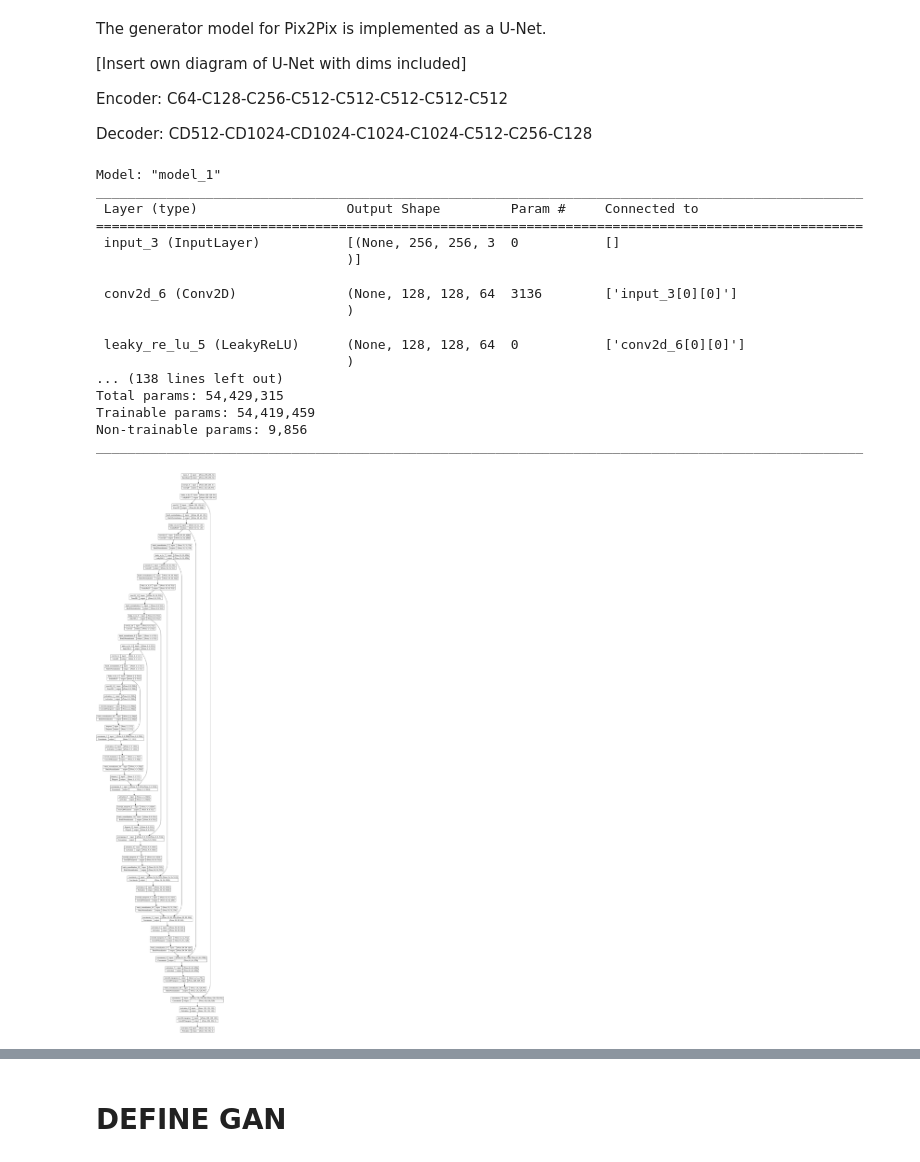
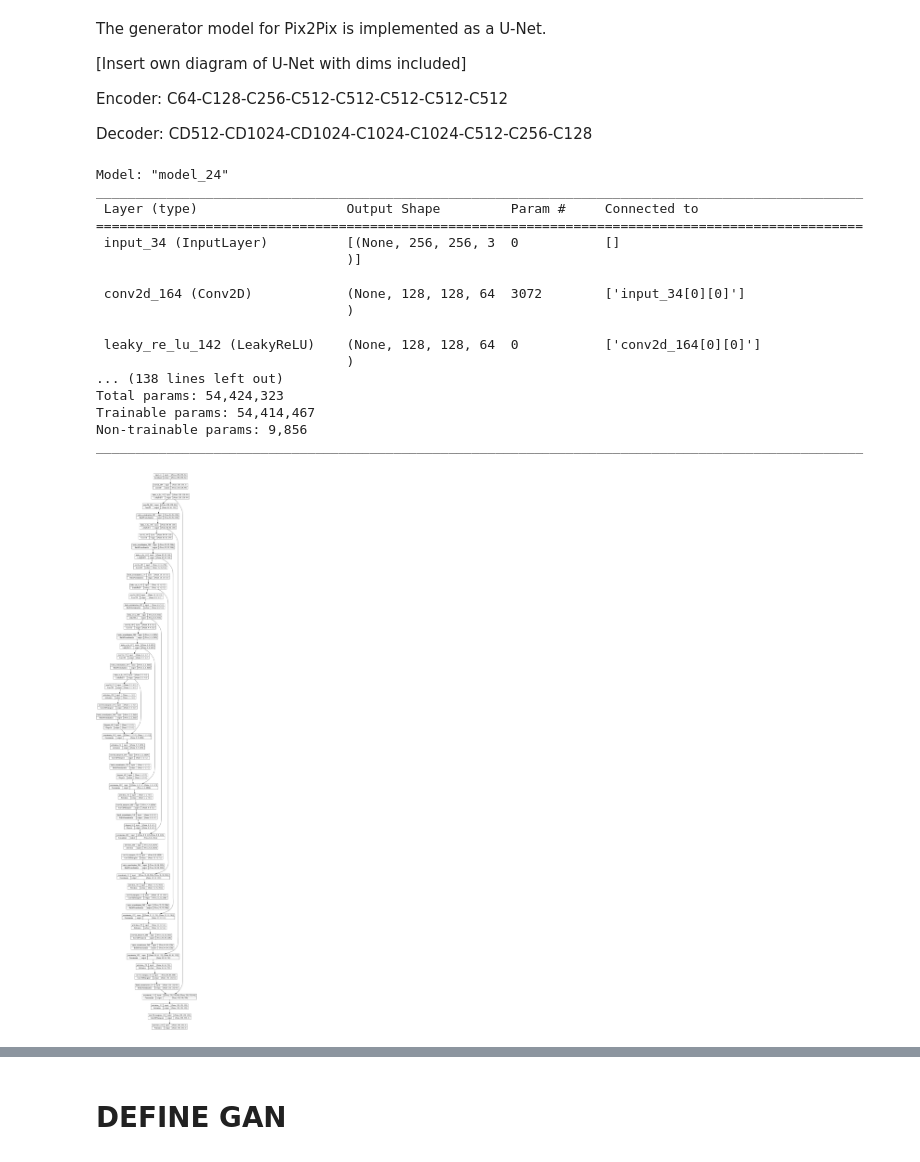
Before and after one commit to Fibonacci1664/Pix2Pix, a Jupyter notebook: MyPix2Pix.ipynb, the cells around one changed output, grey strips where cells are left out. Drawn from its saved outputs; the diff is of its cells as text; code cells hidden in the pictures.

```diff
--- a/MyPix2Pix.ipynb
+++ b/MyPix2Pix.ipynb
@@ -124,14 +235,17 @@ ________________________________________________________________________________
 # %% [markdown]
 # **U-NET GENERATOR MODEL**
+# %%
+OUTPUT_CHANNELS = 3
 # %% [markdown]
 ### **HELPER FUNCTION TO DEFINE AN ENCODER BLOCK**
 # %%
-# define an encoder block
+# define an encoder block, we could add drop out during the downsampling as well, what effect does that have??
 def define_encoder_block(layer_in, n_filters, batchnorm=True):
-	# weight initialization
-	init = RandomNormal(stddev=0.02)
+	# weight initialization / or he_normal?
+	#init = RandomNormal(stddev=0.02)
+	init = tf.random_normal_initializer(0., 0.02)
 	# add downsampling layer
-	g = Conv2D(n_filters, (4,4), strides=(2,2), padding='same', kernel_initializer=init)(layer_in)
+	g = Conv2D(n_filters, (4,4), strides=(2,2), padding='same', kernel_initializer=init, use_bias=False)(layer_in)
 	# conditionally add batch normalization
 	if batchnorm:
 		g = BatchNormalization()(g, training=True)
@@ -144,9 +258,10 @@ def define_encoder_block(layer_in, n_filters, batchnorm=True):
 # define a decoder block
 def decoder_block(layer_in, skip_in, n_filters, dropout=True):
 	# weight initialization
-	init = RandomNormal(stddev=0.02)
+	#init = RandomNormal(stddev=0.02)
+	init = tf.random_normal_initializer(0., 0.02)
 	# add upsampling layer
-	g = Conv2DTranspose(n_filters, (4,4), strides=(2,2), padding='same', kernel_initializer=init)(layer_in)
+	g = Conv2DTranspose(n_filters, (4,4), strides=(2,2), padding='same', kernel_initializer=init, use_bias=False)(layer_in)
 	# add batch normalization
 	g = BatchNormalization()(g, training=True)
 	# conditionally add dropout
@@ -171,9 +286,13 @@ Decoder: CD512-CD1024-CD1024-C1024-C1024-C512-C256-C128
 # example of defining a u-net encoder-decoder generator model
 
 # define the standalone generator model
+# image_shape=(256,256,3) // That was parameters inside the function parenthesis
 def define_generator(image_shape=(256,256,3)):
+
+	#inputs = tf.keras.layers.Input(shape=[256, 256, 3])
 	# weight initialization
-	init = RandomNormal(stddev=0.02)
+	#init = RandomNormal(stddev=0.02)
+	init = tf.random_normal_initializer(0., 0.02)
 	# image input
 	in_image = Input(shape=image_shape)
 	# encoder model: C64-C128-C256-C512-C512-C512-C512-C512
@@ -191,41 +310,41 @@ def define_generator(image_shape=(256,256,3)):
 	d1 = decoder_block(b, e7, 512)
 	d2 = decoder_block(d1, e6, 512)
 	d3 = decoder_block(d2, e5, 512)
 	d4 = decoder_block(d3, e4, 512, dropout=False)
 	d5 = decoder_block(d4, e3, 256, dropout=False)
 	d6 = decoder_block(d5, e2, 128, dropout=False)
 	d7 = decoder_block(d6, e1, 64, dropout=False)
 	# output
-	g = Conv2DTranspose(3, (4,4), strides=(2,2), padding='same', kernel_initializer=init)(d7)
+	g = Conv2DTranspose(OUTPUT_CHANNELS, (4,4), strides=(2,2), padding='same', kernel_initializer=init)(d7)
 	out_image = Activation('tanh')(g)
 	# define model
 	model = Model(in_image, out_image)
 	return model
 
 # define image shape
 image_shape = (256,256,3)
 # create the model
-model = define_generator(image_shape)
+gen_model = define_generator()
 # summarize the model
-model.summary()
+gen_model.summary()
 # plot the model
-plot_model(model, to_file='generator_model_plot.png', show_shapes=True, show_layer_names=True)
+plot_model(gen_model, to_file='generator_model_plot.png', show_shapes=True, show_layer_names=True, dpi=64)
 # %% [output]
-Model: "model_1"
+Model: "model_24"
 __________________________________________________________________________________________________
  Layer (type)                   Output Shape         Param #     Connected to
 ==================================================================================================
- input_3 (InputLayer)           [(None, 256, 256, 3  0           []
+ input_34 (InputLayer)          [(None, 256, 256, 3  0           []
                                 )]
 
- conv2d_6 (Conv2D)              (None, 128, 128, 64  3136        ['input_3[0][0]']
+ conv2d_164 (Conv2D)            (None, 128, 128, 64  3072        ['input_34[0][0]']
                                 )
 
- leaky_re_lu_5 (LeakyReLU)      (None, 128, 128, 64  0           ['conv2d_6[0][0]']
+ leaky_re_lu_142 (LeakyReLU)    (None, 128, 128, 64  0           ['conv2d_164[0][0]']
                                 )
 ... (138 lines left out)
-Total params: 54,429,315
-Trainable params: 54,419,459
+Total params: 54,424,323
+Trainable params: 54,414,467
 Non-trainable params: 9,856
 __________________________________________________________________________________________________
-[figure, old version]
+[figure, new version]
```
Also changed, not shown: parts of 26 cells of this notebook.
